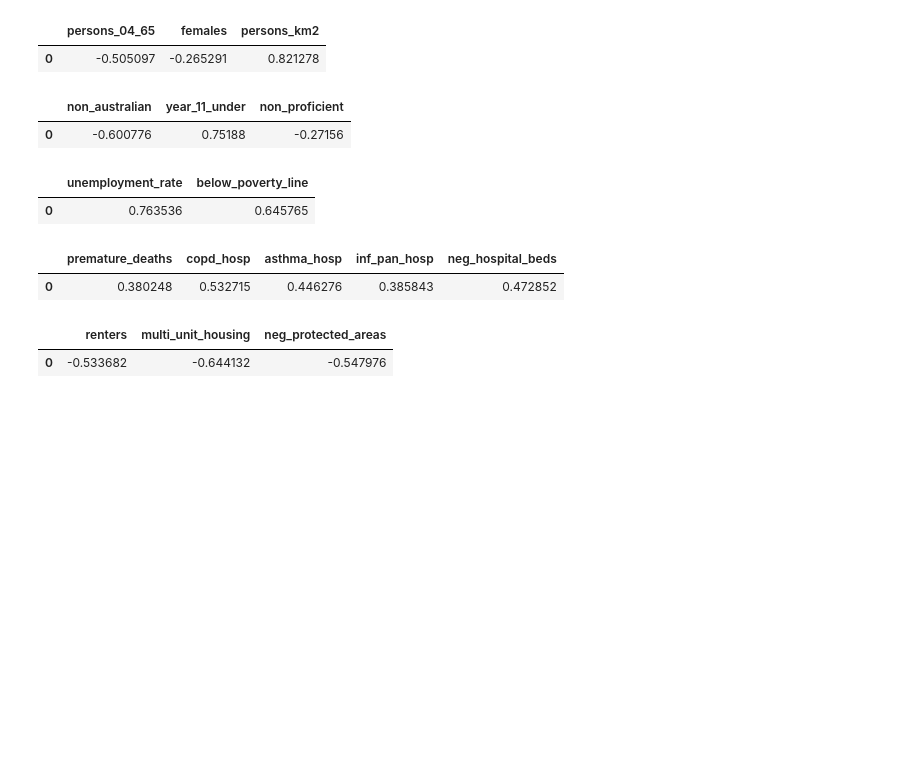
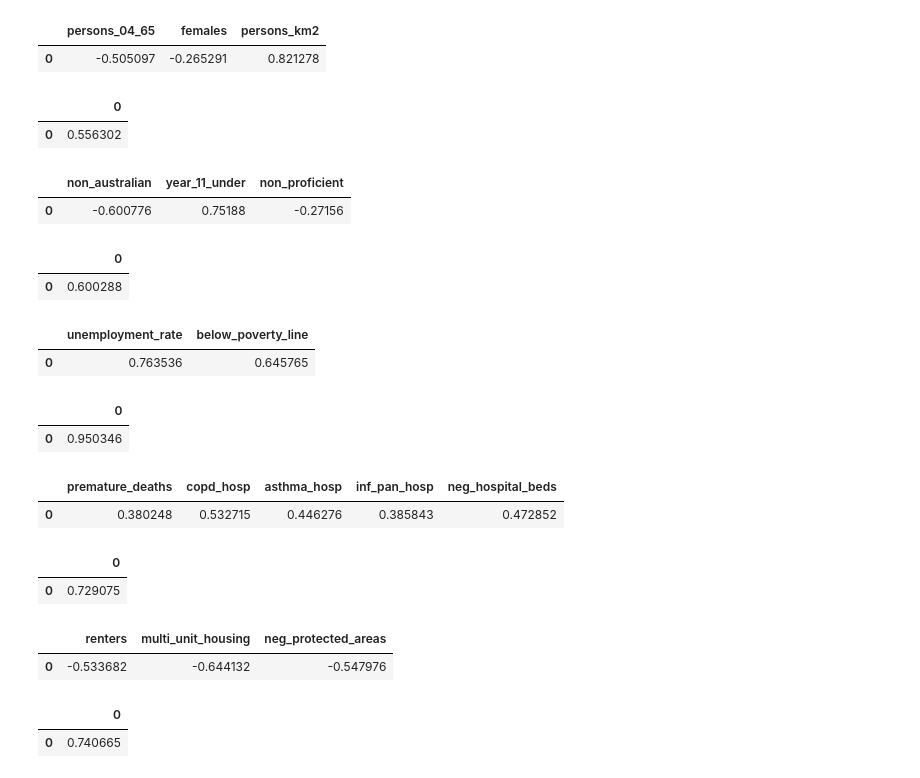
Before and after one commit to Davjes15/air_pollution_sydney, a Jupyter notebook: pca_weights.ipynb, the cells around one changed output. Saved outputs shown, nothing was run; the diff lists cells and outputs as text; code cells hidden in the pictures; blank space fills up the shorter version.

```diff
--- a/pca_weights.ipynb
+++ b/pca_weights.ipynb
@@ -111,7 +158,7 @@ env_df = indicators_df[['renters', 'multi_unit_housing','neg_protected_areas']]
 # %%
 # Socio-Demographics
 pca_demo = PCA(1)
-pca_demo.fit_transform(X=demo_df)
+pca_demo.fit(X=demo_df)
 weights_demo = pca_demo.components_
 # %%
 weights_demo
@@ -124,6 +171,13 @@ weights_demo_df
 # %% [output]
 |  | persons_04_65 | females | persons_km2 |
 | 0 | -0.505097 | -0.265291 | 0.821278 |
+# %%
+# Rows represent the principal components for example PC1 = row 0, PC2 = row 1, etc
+ratio_demo_df = pd.DataFrame(pca_demo.explained_variance_ratio_)
+ratio_demo_df
+# %% [output]
+|  | 0 |
+| 0 | 0.556302 |
 # %%
 # Socio-Educational
 pca_edu = PCA(1)
@@ -134,6 +188,13 @@ weights_edu_df
 # %% [output]
 |  | non_australian | year_11_under | non_proficient |
 | 0 | -0.600776 | 0.75188 | -0.27156 |
+# %%
+# Rows represent the principal components for example PC1 = row 0, PC2 = row 1, etc
+ratio_edu_df = pd.DataFrame(pca_edu.explained_variance_ratio_)
+ratio_edu_df
+# %% [output]
+|  | 0 |
+| 0 | 0.600288 |
 # %%
 # Economic/Financial
 pca_eco = PCA(1)
@@ -144,6 +205,13 @@ weights_eco_df
 # %% [output]
 |  | unemployment_rate | below_poverty_line |
 | 0 | 0.763536 | 0.645765 |
+# %%
+# Rows represent the principal components for example PC1 = row 0, PC2 = row 1, etc
+ratio_eco_df = pd.DataFrame(pca_eco.explained_variance_ratio_)
+ratio_eco_df
+# %% [output]
+|  | 0 |
+| 0 | 0.950346 |
 # %%
 # Health
 pca_health = PCA(1)
@@ -154,6 +222,13 @@ weights_health_df
 # %% [output]
 |  | premature_deaths | copd_hosp | asthma_hosp | inf_pan_hosp | neg_hospital_beds |
 | 0 | 0.380248 | 0.532715 | 0.446276 | 0.385843 | 0.472852 |
+# %%
+# Rows represent the principal components for example PC1 = row 0, PC2 = row 1, etc
+ratio_health_df = pd.DataFrame(pca_health.explained_variance_ratio_)
+ratio_health_df
+# %% [output]
+|  | 0 |
+| 0 | 0.729075 |
 # %%
 # Built Environment
 pca_env = PCA(1)
@@ -164,3 +239,10 @@ weights_env_df
 # %% [output]
 |  | renters | multi_unit_housing | neg_protected_areas |
 | 0 | -0.533682 | -0.644132 | -0.547976 |
+# %%
+# Rows represent the principal components for example PC1 = row 0, PC2 = row 1, etc
+ratio_env_df = pd.DataFrame(pca_env.explained_variance_ratio_)
+ratio_env_df
+# %% [output]
+|  | 0 |
+| 0 | 0.740665 |
```
Also changed, not shown: parts of 8 cells of this notebook.
